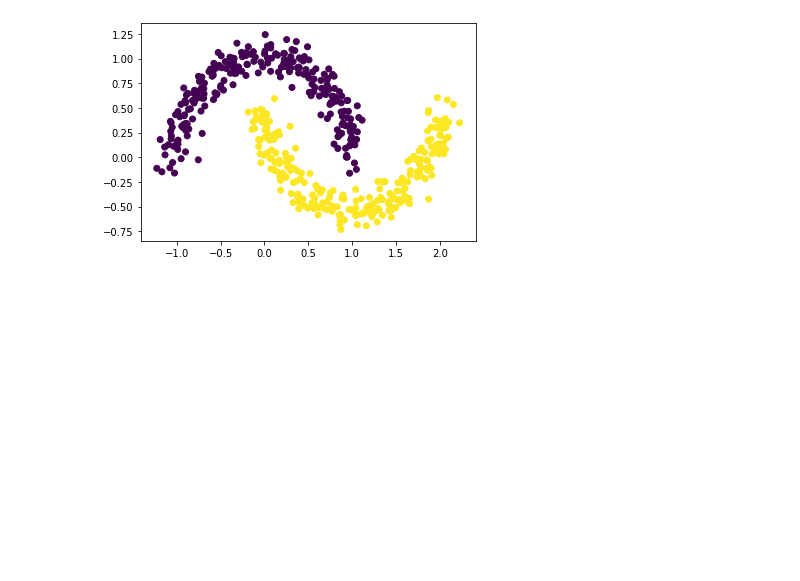
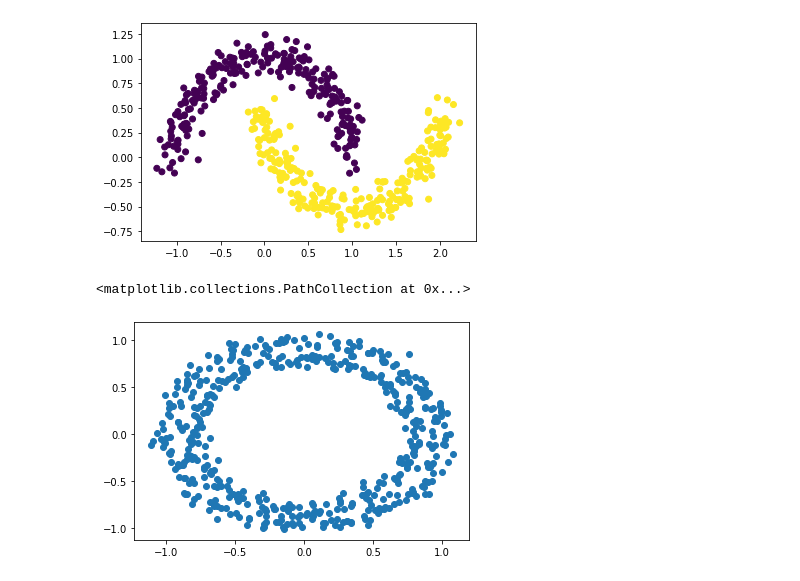
Before and after one commit to shashankvasisht/ML-DTU-Workshop, a Jupyter notebook: Lecture_5/KMeansClustering.ipynb, the cells around one changed output. Saved outputs shown, nothing was run; the diff lists cells and outputs as text; code cells hidden in the pictures; blank space fills up the shorter version.

```diff
--- a/Lecture_5/KMeansClustering.ipynb
+++ b/Lecture_5/KMeansClustering.ipynb
@@ -189,3 +191,10 @@ plt.scatter(X[:,0],X[:,1],c=Y)
 # %% [output]
 <matplotlib.collections.PathCollection at 0x...>
 [figure]
+# %%
+x,y = make_circles(n_samples = 500, noise = 0.05)
+# %%
+plt.scatter(x[:,0],x[:,1])
+# %% [output]
+<matplotlib.collections.PathCollection at 0x...>
+[figure, added]
```
Also changed, not shown: parts of 1 cell of this notebook, 1 other file.
